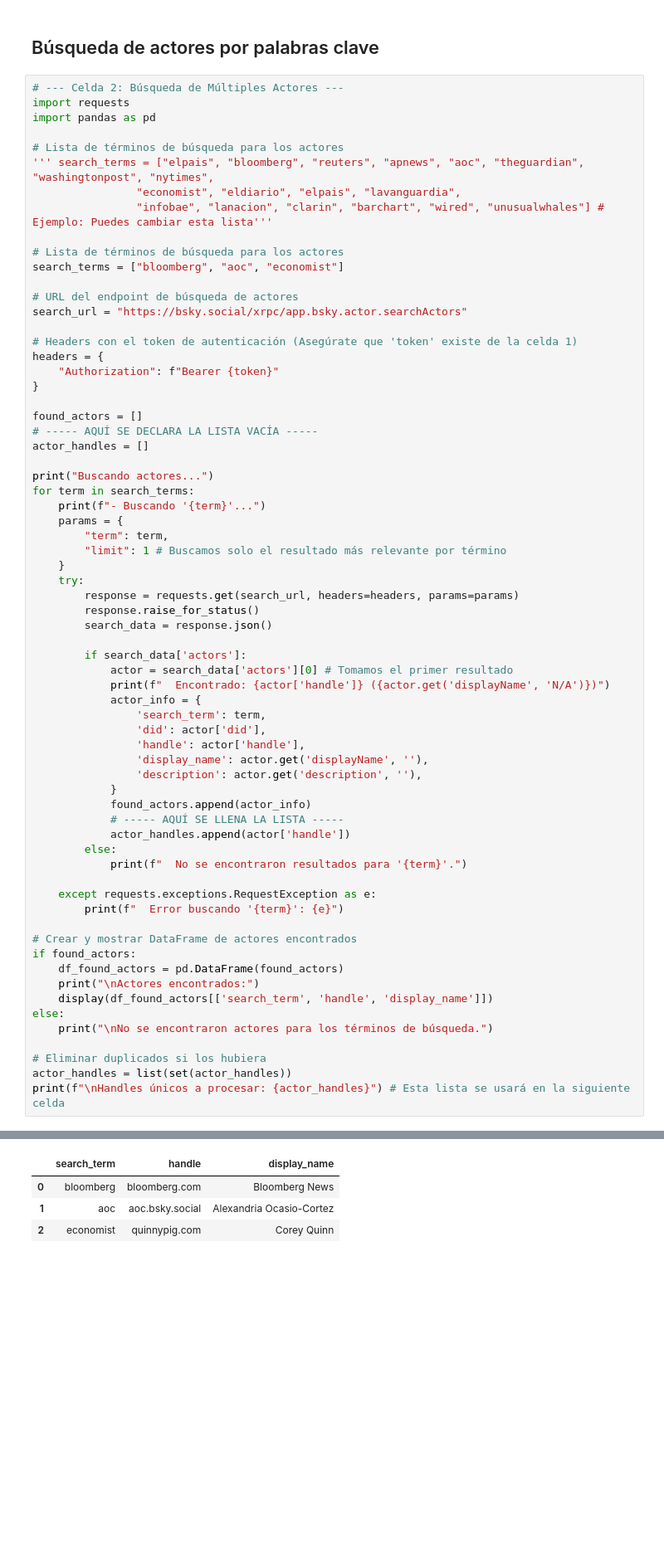
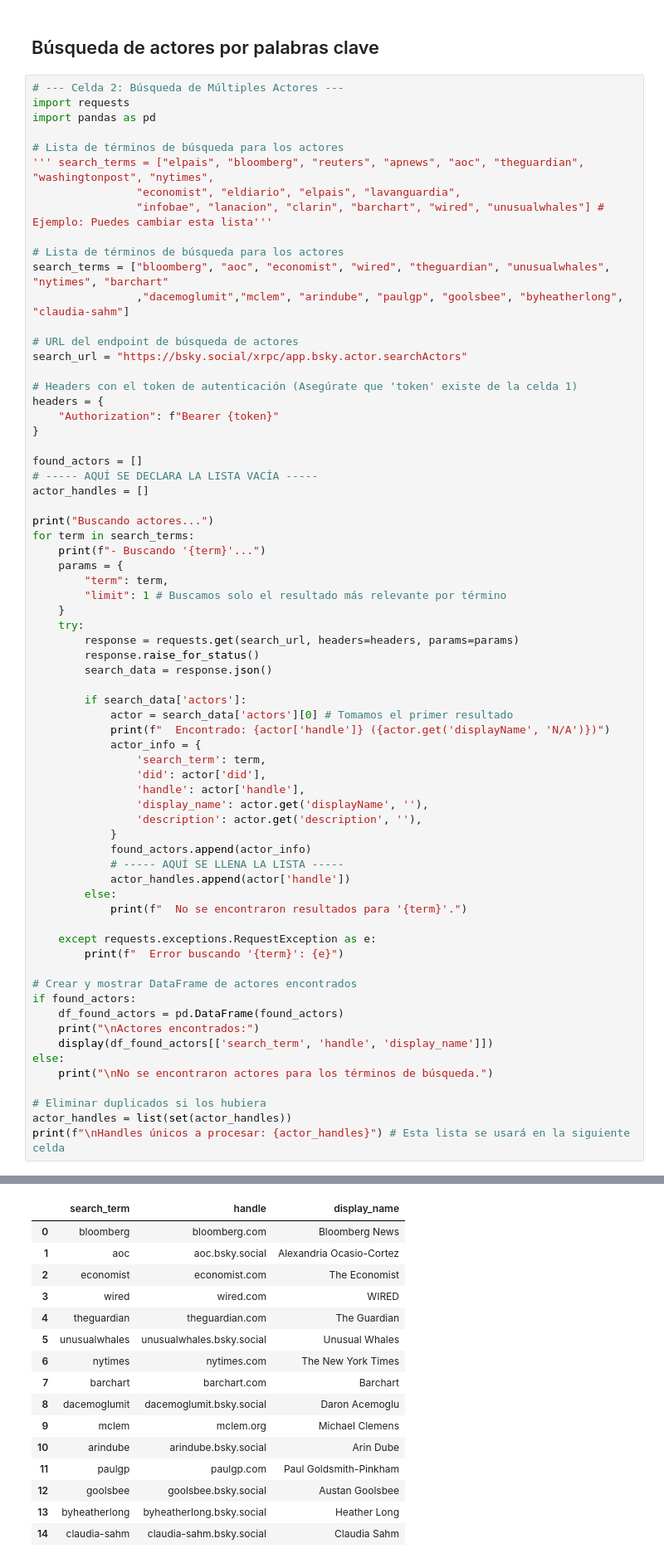
Before and after one commit to lmbsoft/patagonia-scrappers, a Jupyter notebook: franco/API-connect/01_connect.ipynb, the cells around one changed output, grey strips where cells are left out. Shown: that part at 83% size. Saved outputs shown, nothing was run; the diff lists cells and outputs as text; blank space fills up the shorter version.

```diff
--- a/franco/API-connect/01_connect.ipynb
+++ b/franco/API-connect/01_connect.ipynb
@@ -26,7 +26,8 @@ import pandas as pd
                 "infobae", "lanacion", "clarin", "barchart", "wired", "unusualwhales"] # Ejemplo: Puedes cambiar esta lista'''
 
 # Lista de términos de búsqueda para los actores
-search_terms = ["bloomberg", "aoc", "economist"]
+search_terms = ["bloomberg", "aoc", "economist", "wired", "theguardian", "unusualwhales", "nytimes", "barchart"
+                ,"dacemoglumit","mclem", "arindube", "paulgp", "goolsbee", "byheatherlong", "claudia-sahm"]
 
 # URL del endpoint de búsqueda de actores
 search_url = "https://bsky.social/xrpc/app.bsky.actor.searchActors"
@@ -93,6 +102,18 @@ Buscando actores...
 
 Actores encontrados:
 |  | search_term | handle | display_name |
 | 0 | bloomberg | bloomberg.com | Bloomberg News |
 | 1 | aoc | aoc.bsky.social | Alexandria Ocasio-Cortez |
-| 2 | economist | quinnypig.com | Corey Quinn |
+| 2 | economist | economist.com | The Economist |
+| 3 | wired | wired.com | WIRED |
+| 4 | theguardian | theguardian.com | The Guardian |
+| 5 | unusualwhales | unusualwhales.bsky.social | Unusual Whales |
+| 6 | nytimes | nytimes.com | The New York Times |
+| 7 | barchart | barchart.com | Barchart |
+| 8 | dacemoglumit | dacemoglumit.bsky.social | Daron Acemoglu |
+| 9 | mclem | mclem.org | Michael Clemens |
+| 10 | arindube | arindube.bsky.social | Arin Dube |
+| 11 | paulgp | paulgp.com | Paul Goldsmith-Pinkham |
+| 12 | goolsbee | goolsbee.bsky.social | Austan Goolsbee |
+| 13 | byheatherlong | byheatherlong.bsky.social | Heather Long |
+| 14 | claudia-sahm | claudia-sahm.bsky.social | Claudia Sahm |
```
Also changed, not shown: parts of 22 cells of this notebook, 1 other file.
